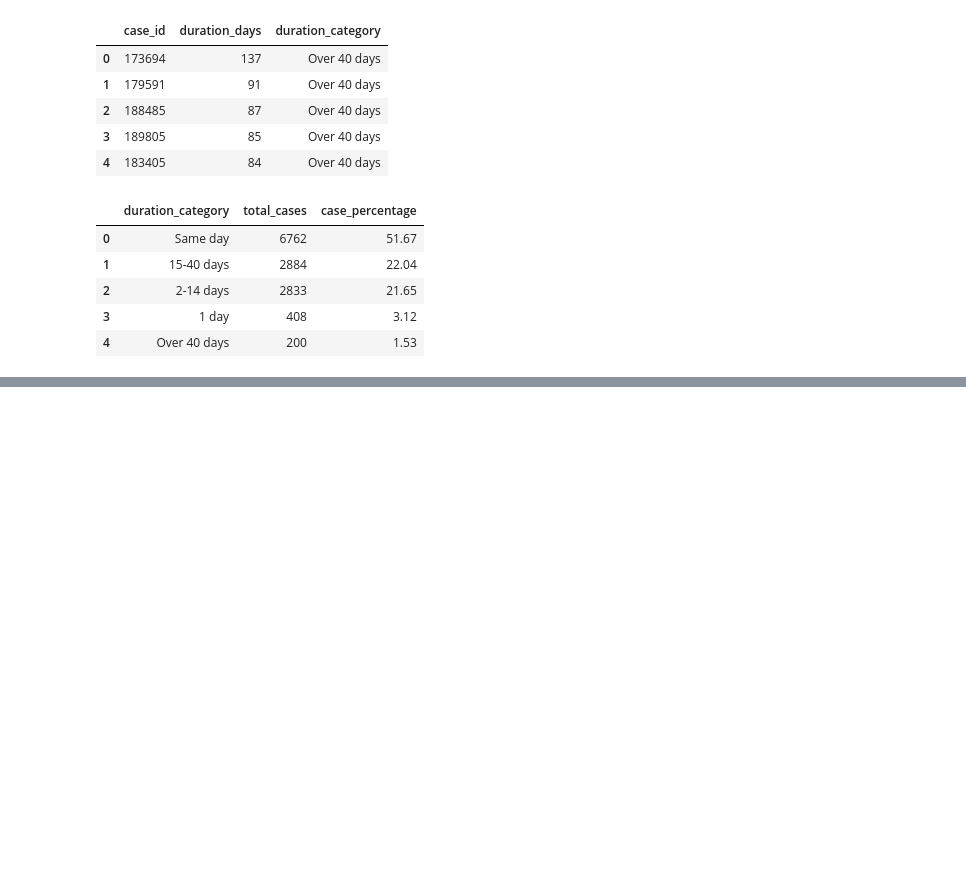
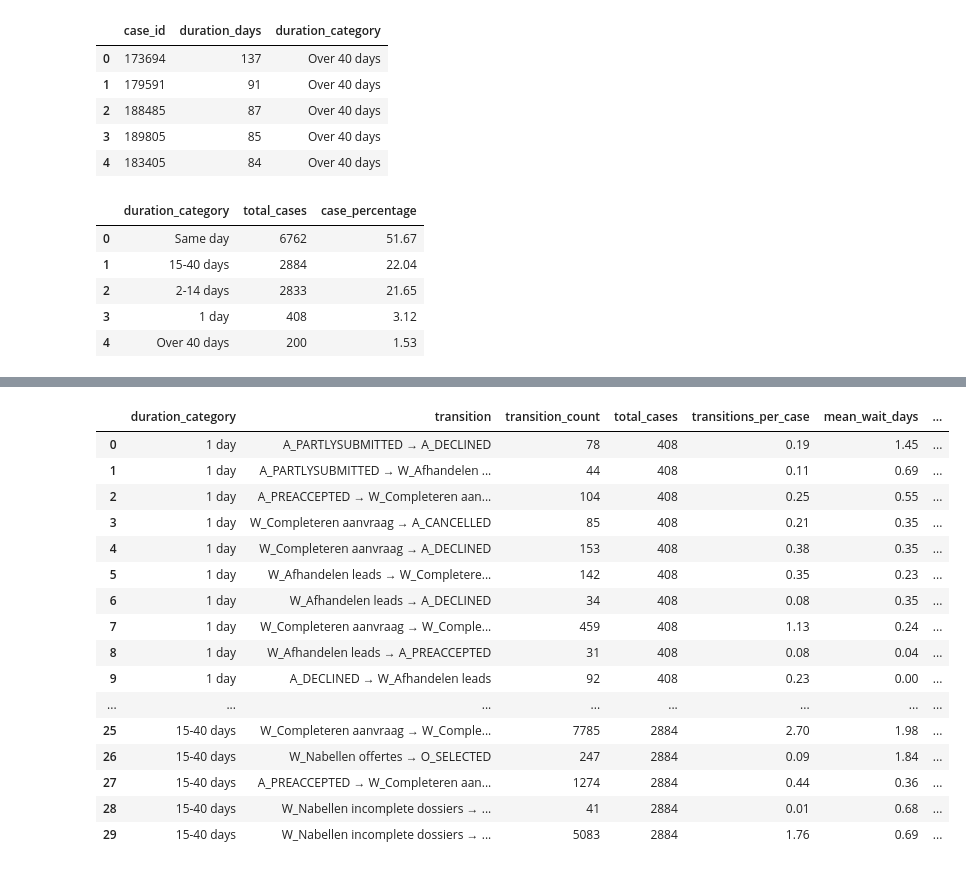
Before and after one commit to brunopn-code/workflow-performance-analytics, a Jupyter notebook: notebooks/03_sql_kpi_analysis.ipynb, the cells around one changed output, grey strips where cells are left out. Saved outputs shown, nothing was run; the diff lists cells and outputs as text; code cells hidden in the pictures; blank space fills up the shorter version.

```diff
--- a/notebooks/03_sql_kpi_analysis.ipynb
+++ b/notebooks/03_sql_kpi_analysis.ipynb
@@ -154,0 +440,78 @@ ORDER BY total_cases DESC
+# %%
+waiting_time_by_duration_sql = con.sql("""
+WITH waiting_with_duration AS (
+    SELECT
+        w.case_id,
+        c.duration_category,
+        w.previous_activity,
+        w.activity,
+        w.previous_activity || ' → ' || w.activity AS transition,
+        w.waiting_time_days
+    FROM waiting_times w
+    JOIN case_duration_category c
+        ON w.case_id = c.case_id
+),
+
+cases_by_duration AS (
+    SELECT
+        duration_category,
+        COUNT(DISTINCT case_id) AS total_cases
+    FROM case_duration_category
+    GROUP BY duration_category
+),
+
+transition_summary AS (
+    SELECT
+        duration_category,
+        previous_activity,
+        activity,
+        transition,
+        COUNT(*) AS transition_count,
+        ROUND(AVG(waiting_time_days), 2) AS mean_wait_days,
+        ROUND(MEDIAN(waiting_time_days), 2) AS median_wait_days,
+        ROUND(QUANTILE_CONT(waiting_time_days, 0.95), 2) AS p95_wait_days
+    FROM waiting_with_duration
+    GROUP BY
+        duration_category,
+        previous_activity,
+        activity,
+        transition
+    HAVING COUNT(*) >= 30
+)
+
+SELECT
+    t.duration_category,
+    t.transition,
+    t.transition_count,
+    c.total_cases,
+    ROUND(t.transition_count * 1.0 / c.total_cases, 2) AS transitions_per_case,
+    t.mean_wait_days,
+    t.median_wait_days,
+    t.p95_wait_days
+FROM transition_summary t
+JOIN cases_by_duration c
+    ON t.duration_category = c.duration_category
+ORDER BY
+    t.duration_category,
+    t.median_wait_days DESC
+""").df()
+
+waiting_time_by_duration_sql.head(30)
+# %% [output]
+|  | duration_category | transition | transition_count | total_cases | transitions_per_case | mean_wait_days | ... |
+| 0 | 1 day | A_PARTLYSUBMITTED → A_DECLINED | 78 | 408 | 0.19 | 1.45 | ... |
+| 1 | 1 day | A_PARTLYSUBMITTED → W_Afhandelen ... | 44 | 408 | 0.11 | 0.69 | ... |
+| 2 | 1 day | A_PREACCEPTED → W_Completeren aan... | 104 | 408 | 0.25 | 0.55 | ... |
+| 3 | 1 day | W_Completeren aanvraag → A_CANCELLED | 85 | 408 | 0.21 | 0.35 | ... |
+| 4 | 1 day | W_Completeren aanvraag → A_DECLINED | 153 | 408 | 0.38 | 0.35 | ... |
+| 5 | 1 day | W_Afhandelen leads → W_Completere... | 142 | 408 | 0.35 | 0.23 | ... |
+| 6 | 1 day | W_Afhandelen leads → A_DECLINED | 34 | 408 | 0.08 | 0.35 | ... |
+| 7 | 1 day | W_Completeren aanvraag → W_Comple... | 459 | 408 | 1.13 | 0.24 | ... |
+| 8 | 1 day | W_Afhandelen leads → A_PREACCEPTED | 31 | 408 | 0.08 | 0.04 | ... |
+| 9 | 1 day | A_DECLINED → W_Afhandelen leads | 92 | 408 | 0.23 | 0.00 | ... |
+| ... | ... | ... | ... | ... | ... | ... | ... |
+| 25 | 15-40 days | W_Completeren aanvraag → W_Comple... | 7785 | 2884 | 2.70 | 1.98 | ... |
+| 26 | 15-40 days | W_Nabellen offertes → O_SELECTED | 247 | 2884 | 0.09 | 1.84 | ... |
+| 27 | 15-40 days | A_PREACCEPTED → W_Completeren aan... | 1274 | 2884 | 0.44 | 0.36 | ... |
+| 28 | 15-40 days | W_Nabellen incomplete dossiers → ... | 41 | 2884 | 0.01 | 0.68 | ... |
+| 29 | 15-40 days | W_Nabellen incomplete dossiers → ... | 5083 | 2884 | 1.76 | 0.69 | ... |
```
Also changed, not shown: parts of 17 cells of this notebook.
